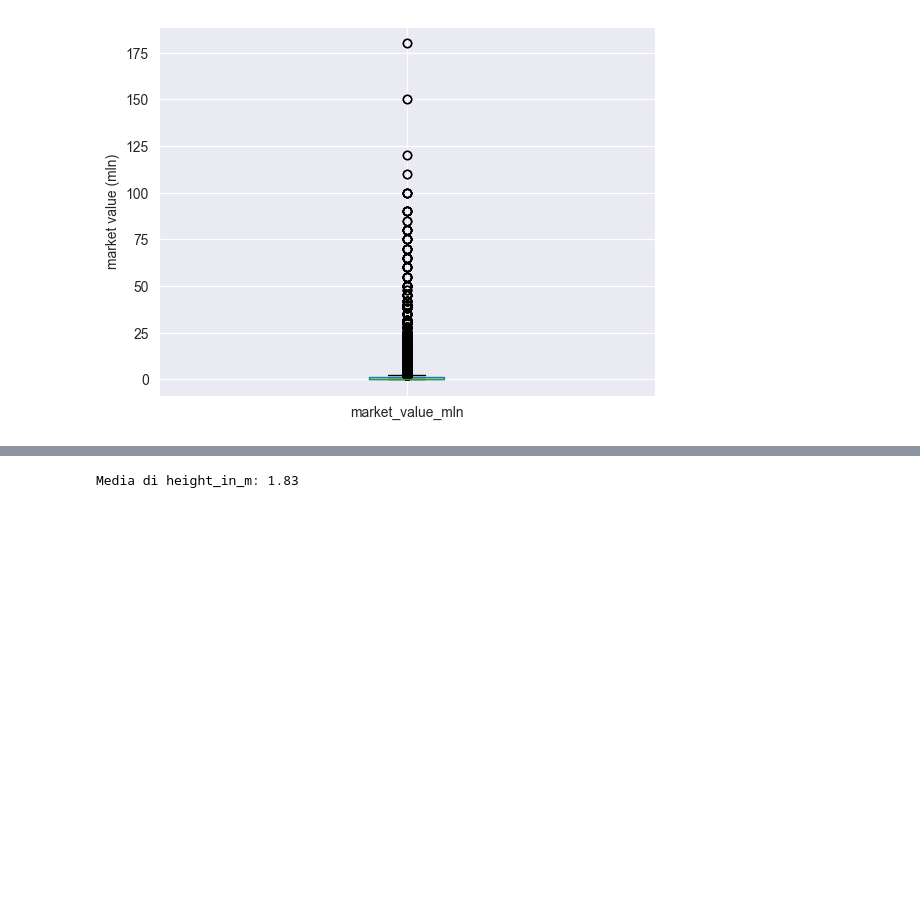
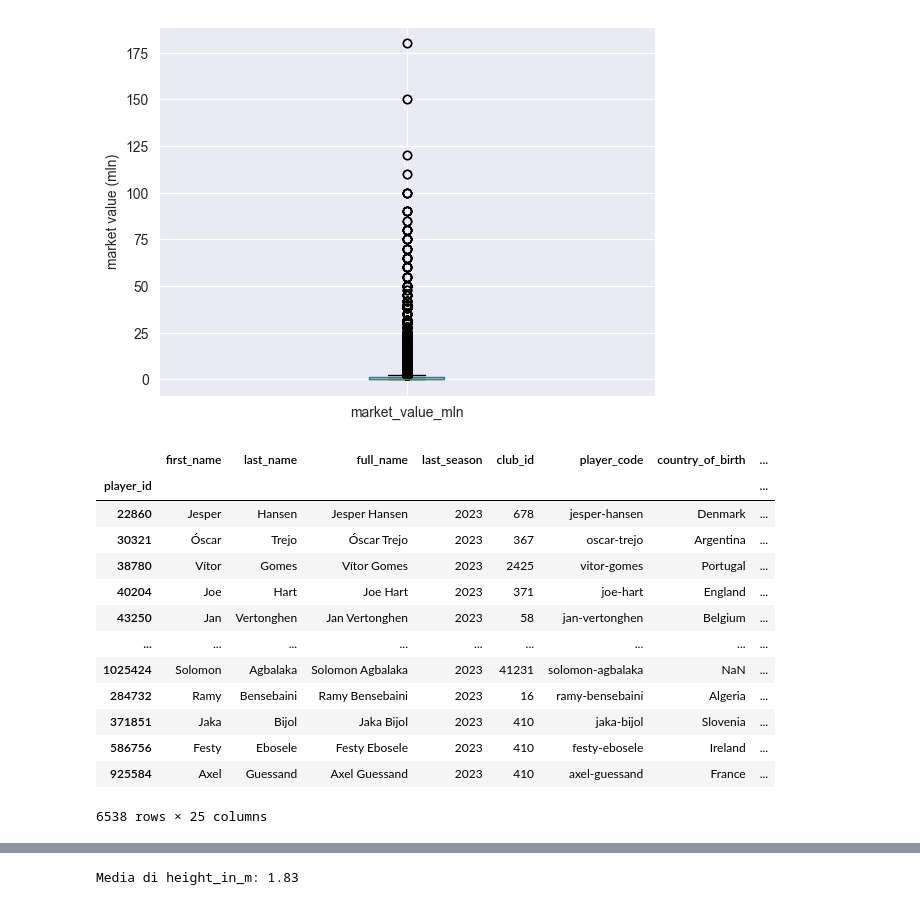
Before and after one commit to RiccardoPili/Football-Data-Analysis, a Jupyter notebook: data_preparation/players.ipynb, the cells around one changed output, grey strips where cells are left out. Cells and saved outputs as stored; diff of their text form; code cells hidden in the pictures; blank space fills up the shorter version.

```diff
--- a/data_preparation/players.ipynb
+++ b/data_preparation/players.ipynb
@@ -165,3 +165,18 @@ players_df
 | 704692 | Nicolò | Cocetta | Nicolò Cocetta | 2022 | 410 | nicolo-cocetta | Italy | ... |
 | 925584 | Axel | Guessand | Axel Guessand | 2023 | 410 | axel-guessand | France | ... |
 30255 rows × 24 columns
+# %%
+# adding column shirt_number from game_lineups
+
+lineups_df = pd.read_csv(f"{folder_path}/game_lineups.csv")
+
+unique_shirt_numbers = lineups_df.groupby('player_id')['number'].first().reset_index()
+
+# Rimuovi la colonna 'number' se già esiste, per evitare che se ne crei una nuova ogni volta che si riesegue
+players_df = players_df.drop(columns=['number'], errors='ignore')
+players_df = players_df.merge(unique_shirt_numbers, on='player_id', how='left')
+
+# reimposta l'indice a player_id
+players_df = players_df.set_index('player_id')
+
+players_df
@@ -173,7 +203,8 @@ players_df = players_df.rename(columns={
     'country_of_citizenship':'nationality',
     'current_club_domestic_competition_id':'league_id',
     'current_club_name':'club_name',
-    'url':'player_profile_url'
+    'url':'player_profile_url',
+    'number':'shirt_number'
 })
 
 players_df
@@ -264,6 +295,22 @@ plt.show()
 # %%
 # selezioniamo solo i giocatori ancora in attività
 current_players = players_df.query('last_season == 2023')
+current_players
+# %% [output]
+|  | first_name | last_name | full_name | last_season | club_id | player_code | country_of_birth | ... |
+| player_id |  |  |  |  |  |  |  | ... |
+| 22860 | Jesper | Hansen | Jesper Hansen | 2023 | 678 | jesper-hansen | Denmark | ... |
+| 30321 | Óscar | Trejo | Óscar Trejo | 2023 | 367 | oscar-trejo | Argentina | ... |
+| 38780 | Vítor | Gomes | Vítor Gomes | 2023 | 2425 | vitor-gomes | Portugal | ... |
+| 40204 | Joe | Hart | Joe Hart | 2023 | 371 | joe-hart | England | ... |
+| 43250 | Jan | Vertonghen | Jan Vertonghen | 2023 | 58 | jan-vertonghen | Belgium | ... |
+| ... | ... | ... | ... | ... | ... | ... | ... | ... |
+| 1025424 | Solomon | Agbalaka | Solomon Agbalaka | 2023 | 41231 | solomon-agbalaka | NaN | ... |
+| 284732 | Ramy | Bensebaini | Ramy Bensebaini | 2023 | 16 | ramy-bensebaini | Algeria | ... |
+| 371851 | Jaka | Bijol | Jaka Bijol | 2023 | 410 | jaka-bijol | Slovenia | ... |
+| 586756 | Festy | Ebosele | Festy Ebosele | 2023 | 410 | festy-ebosele | Ireland | ... |
+| 925584 | Axel | Guessand | Axel Guessand | 2023 | 410 | axel-guessand | France | ... |
+6538 rows × 25 columns
 # %%
 df = current_players
 var = 'age'
```
Also changed, not shown: parts of 7 cells of this notebook, 5 other files.
